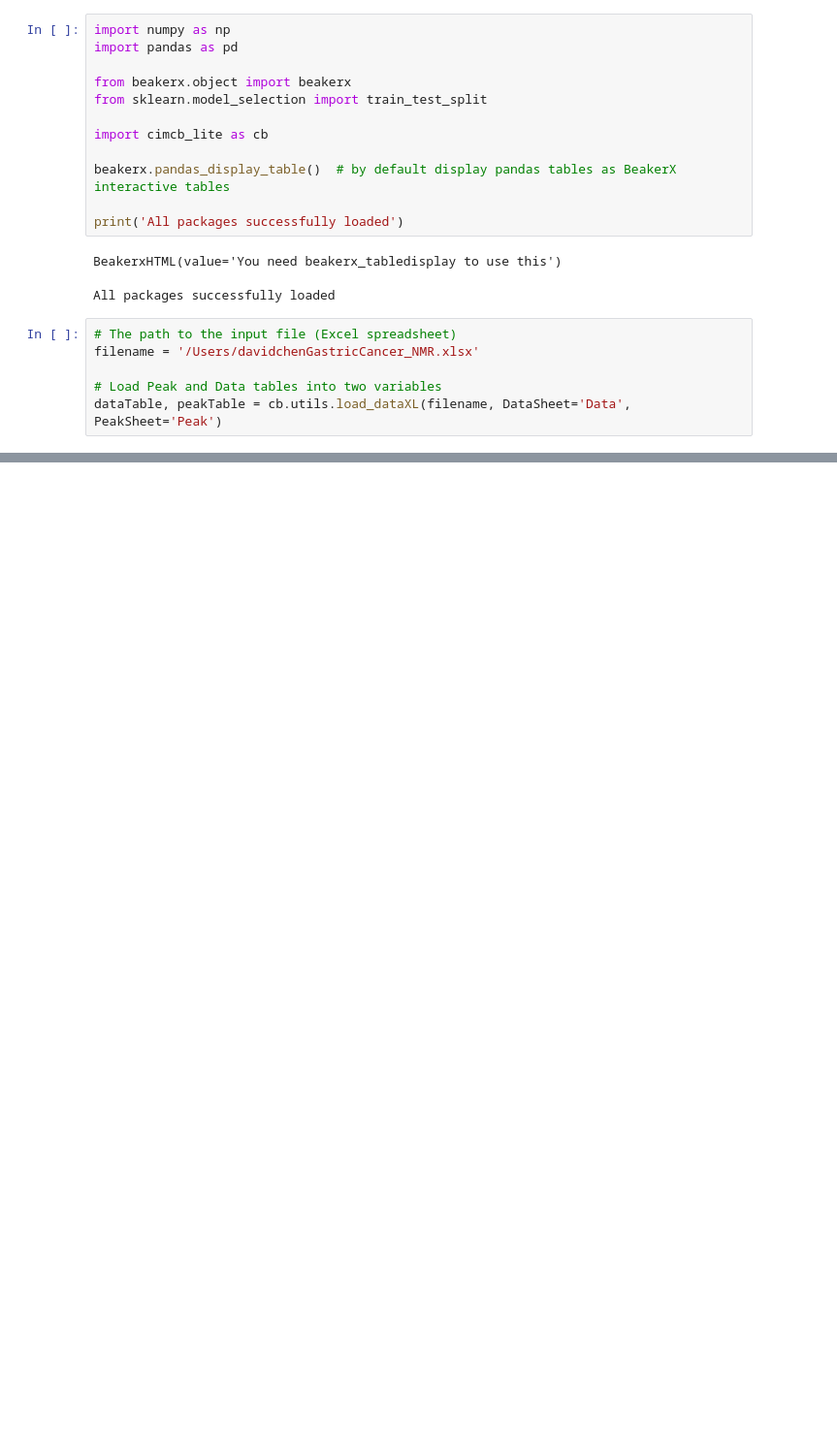
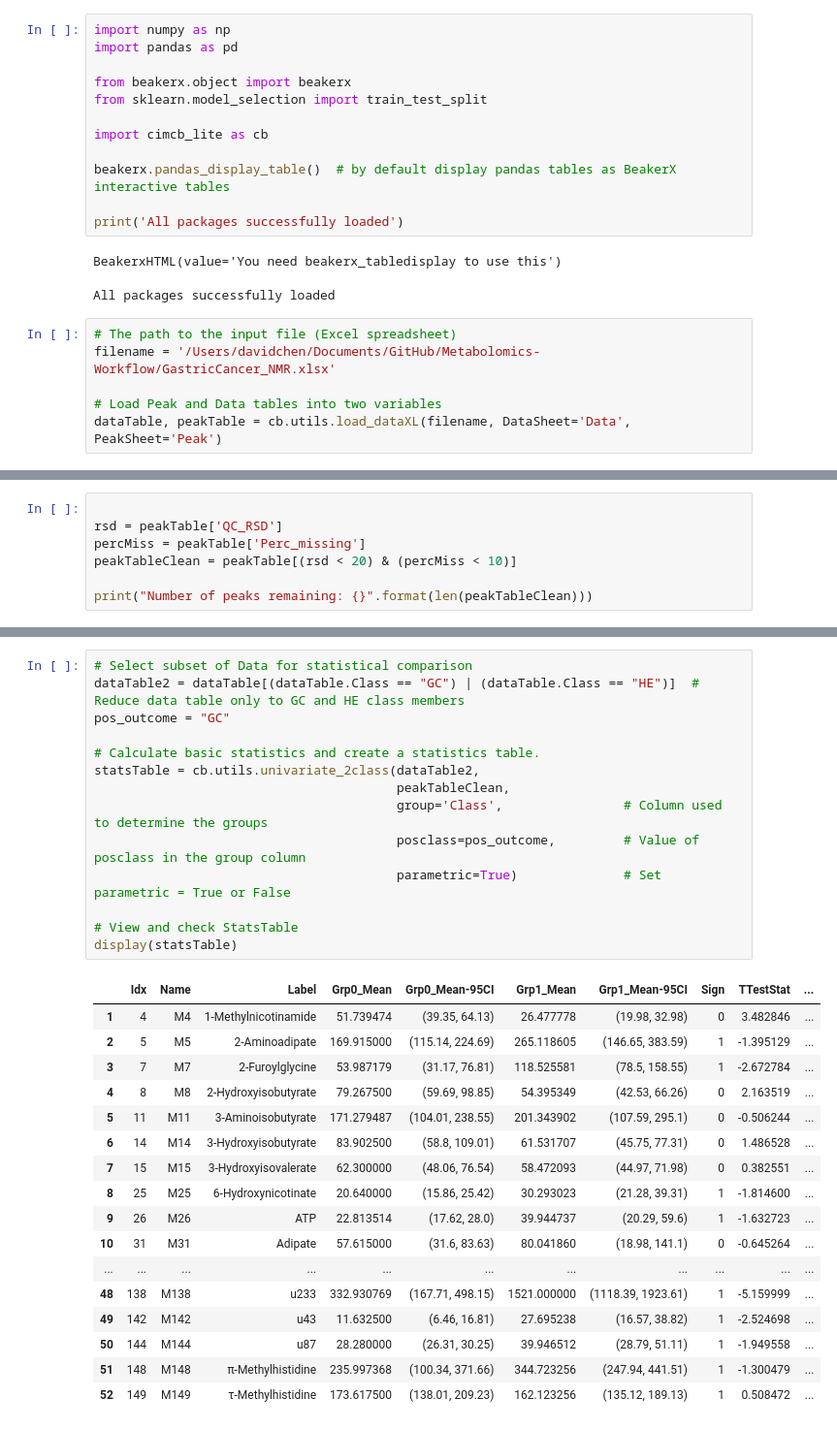
Before and after one commit to davidchen0420/Metabolomics-Workflow, a Jupyter notebook: Metabolomics Workflow.ipynb, the cells around one changed output, grey strips where cells are left out. Shown: that part at 97% size. Cells and saved outputs as stored; diff of their text form; blank space fills up the shorter version.

```diff
--- a/Metabolomics Workflow.ipynb
+++ b/Metabolomics Workflow.ipynb
@@ -15,7 +15,7 @@ BeakerxHTML(value='You need beakerx_tabledisplay to use this')
 All packages successfully loaded
 # %%
 # The path to the input file (Excel spreadsheet)
-filename = '/Users/davidchenGastricCancer_NMR.xlsx'
+filename = '/Users/davidchen/Documents/GitHub/Metabolomics-Workflow/GastricCancer_NMR.xlsx'
 
 # Load Peak and Data tables into two variables
 dataTable, peakTable = cb.utils.load_dataXL(filename, DataSheet='Data', PeakSheet='Peak')
@@ -23,0 +60,7 @@ ValueError: GastricCancer_NMR.xlsx does not exist.
+# %%
+
+rsd = peakTable['QC_RSD']
+percMiss = peakTable['Perc_missing']
+peakTableClean = peakTable[(rsd < 20) & (percMiss < 10)]
+
+print("Number of peaks remaining: {}".format(len(peakTableClean)))
@@ -23,0 +91,32 @@ ValueError: GastricCancer_NMR.xlsx does not exist.
+# %%
+# Select subset of Data for statistical comparison
+dataTable2 = dataTable[(dataTable.Class == "GC") | (dataTable.Class == "HE")]  # Reduce data table only to GC and HE class members
+pos_outcome = "GC"
+
+# Calculate basic statistics and create a statistics table.
+statsTable = cb.utils.univariate_2class(dataTable2,
+                                        peakTableClean,
+                                        group='Class',                # Column used to determine the groups
+                                        posclass=pos_outcome,         # Value of posclass in the group column
+                                        parametric=True)              # Set parametric = True or False
+
+# View and check StatsTable
+display(statsTable)
+# %% [output]
+|  | Idx | Name | Label | Grp0_Mean | Grp0_Mean-95CI | Grp1_Mean | Grp1_Mean-95CI | Sign | TTestStat | ... |
+| 1 | 4 | M4 | 1-Methylnicotinamide | 51.739474 | (39.35, 64.13) | 26.477778 | (19.98, 32.98) | 0 | 3.482846 | ... |
+| 2 | 5 | M5 | 2-Aminoadipate | 169.915000 | (115.14, 224.69) | 265.118605 | (146.65, 383.59) | 1 | -1.395129 | ... |
+| 3 | 7 | M7 | 2-Furoylglycine | 53.987179 | (31.17, 76.81) | 118.525581 | (78.5, 158.55) | 1 | -2.672784 | ... |
+| 4 | 8 | M8 | 2-Hydroxyisobutyrate | 79.267500 | (59.69, 98.85) | 54.395349 | (42.53, 66.26) | 0 | 2.163519 | ... |
+| 5 | 11 | M11 | 3-Aminoisobutyrate | 171.279487 | (104.01, 238.55) | 201.343902 | (107.59, 295.1) | 0 | -0.506244 | ... |
+| 6 | 14 | M14 | 3-Hydroxyisobutyrate | 83.902500 | (58.8, 109.01) | 61.531707 | (45.75, 77.31) | 0 | 1.486528 | ... |
+| 7 | 15 | M15 | 3-Hydroxyisovalerate | 62.300000 | (48.06, 76.54) | 58.472093 | (44.97, 71.98) | 0 | 0.382551 | ... |
+| 8 | 25 | M25 | 6-Hydroxynicotinate | 20.640000 | (15.86, 25.42) | 30.293023 | (21.28, 39.31) | 1 | -1.814600 | ... |
+| 9 | 26 | M26 | ATP | 22.813514 | (17.62, 28.0) | 39.944737 | (20.29, 59.6) | 1 | -1.632723 | ... |
+| 10 | 31 | M31 | Adipate | 57.615000 | (31.6, 83.63) | 80.041860 | (18.98, 141.1) | 0 | -0.645264 | ... |
+| ... | ... | ... | ... | ... | ... | ... | ... | ... | ... | ... |
+| 48 | 138 | M138 | u233 | 332.930769 | (167.71, 498.15) | 1521.000000 | (1118.39, 1923.61) | 1 | -5.159999 | ... |
+| 49 | 142 | M142 | u43 | 11.632500 | (6.46, 16.81) | 27.695238 | (16.57, 38.82) | 1 | -2.524698 | ... |
+| 50 | 144 | M144 | u87 | 28.280000 | (26.31, 30.25) | 39.946512 | (28.79, 51.11) | 1 | -1.949558 | ... |
+| 51 | 148 | M148 | π-Methylhistidine | 235.997368 | (100.34, 371.66) | 344.723256 | (247.94, 441.51) | 1 | -1.300479 | ... |
+| 52 | 149 | M149 | τ-Methylhistidine | 173.617500 | (138.01, 209.23) | 162.123256 | (135.12, 189.13) | 1 | 0.508472 | ... |
```
Also changed, not shown: parts of 23 cells of this notebook.
